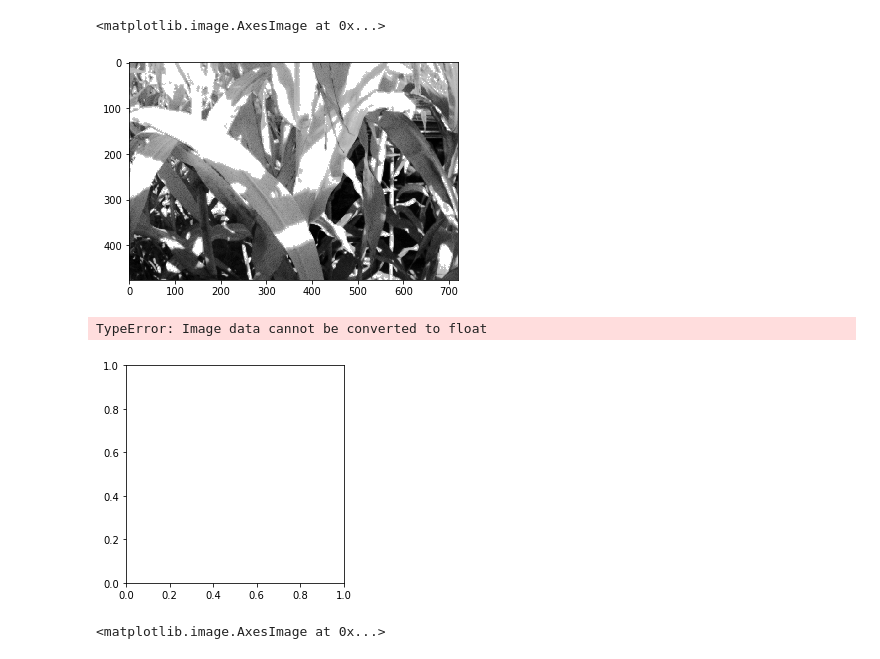
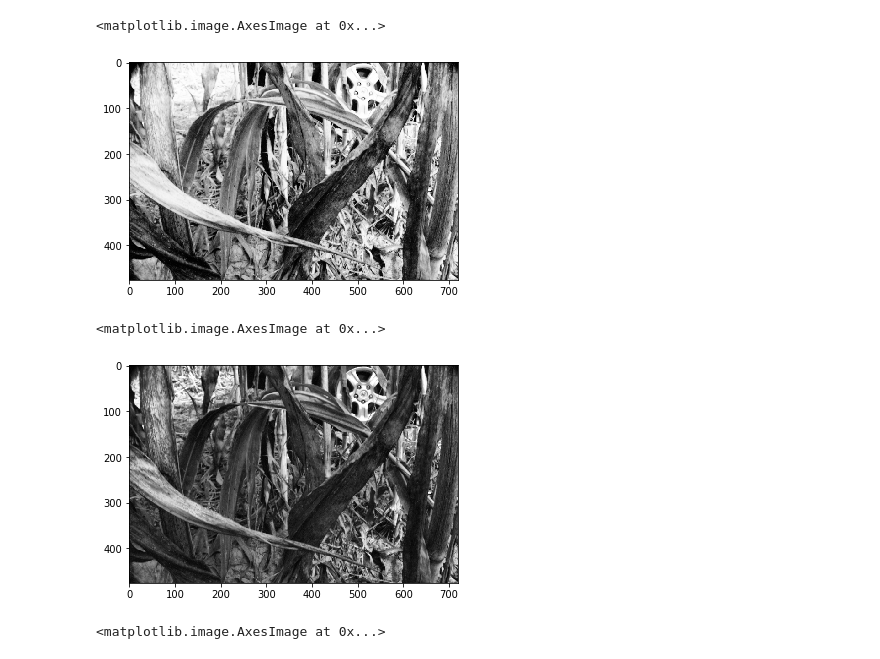
Before and after one commit to srini-cmu/specialized-superpoint, a Jupyter notebook: preprocess_experiments.ipynb, the cells around one changed output. Drawn from its saved outputs; the diff is of its cells as text; code cells hidden in the pictures.

Commit message:
Visualize excitations for inputs

```diff
--- a/preprocess_experiments.ipynb
+++ b/preprocess_experiments.ipynb
@@ -8,19 +8,19 @@ from PIL import Image
 import cv2
 # %%
 img_dir = '/home/srini/HDD/deep_learning_assignments/project/specialized-superpoint/'
-file = os.path.join(img_dir,'1542382557.504291_preprocessed/qc_right_bl_090_1500997722.71.png')
+file = os.path.join(img_dir,'1542382557.504291_preprocessed/qc_left_br_017_1500997703.54.png')
 img = cv2.imread(file)
 plt.imshow(img)
 # %% [output]
 <matplotlib.image.AxesImage at 0x...>
-[figure, old version]
+[figure, new version]
 # %%
-file = os.path.join(img_dir,'1542382611.6805966_preprocessed/qc_right_bl_090_1500997722.71.png')
-img = cv2.imread(file,0)
+file = os.path.join(img_dir,'1542382611.6805966_preprocessed/qc_left_br_017_1500997703.54.png')
+img = cv2.imread(file)
 plt.imshow(img)
 # %% [output]
-TypeError: Image data cannot be converted to float
+<matplotlib.image.AxesImage at 0x...>
-[figure, old version]
+[figure, new version]
 # %%
 file = os.path.join(img_dir,'qc_left_br_001_1500997698.73.png')
 img = cv2.imread(file,0)
```
